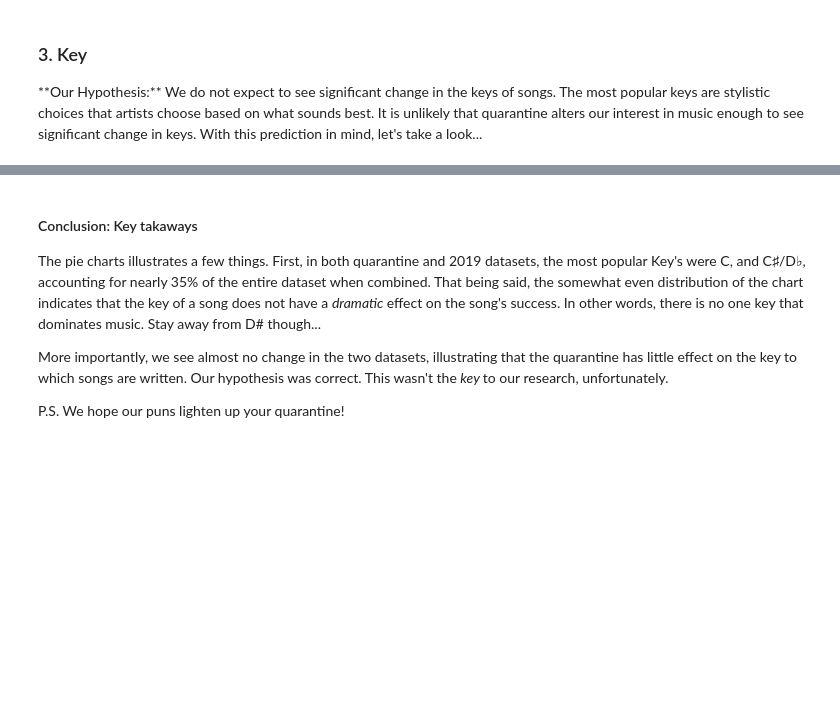
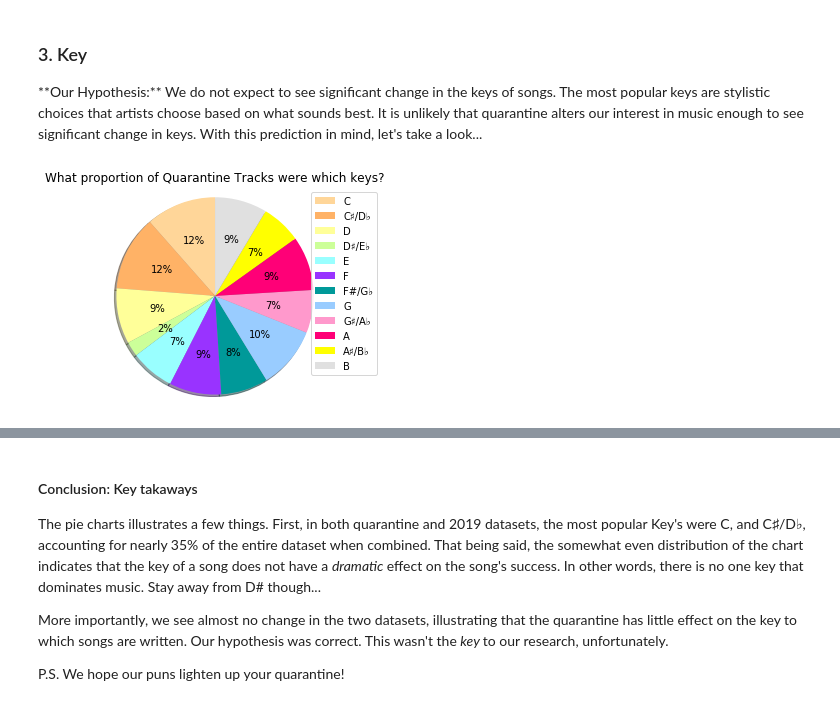
Before and after one commit to kzo2/Info-2950-Final-Project, a Jupyter notebook: data_analysis_v3.ipynb, the cells around one changed output, grey strips where cells are left out. Saved outputs shown, nothing was run; the diff lists cells and outputs as text; code cells hidden in the pictures; blank space fills up the shorter version.

```diff
--- a/data_analysis_v3.ipynb
+++ b/data_analysis_v3.ipynb
@@ -656,7 +669,9 @@ Jokes aside, this is an interesting conclusion to start with, but we will need m
 # %%
 #Quarantine Tracks
 tracks_quar_keys_perc = key_counter(tracks_quar)
-key_pie(tracks_keys_perc, "Quarantine Tracks")
+key_pie(tracks_quar_keys_perc, "Quarantine Tracks")
+# %% [output]
+[figure, added]
 # %%
 #2019 Tracks
 tracks_2019_keys_perc = key_counter(tracks_2019)
```
Also changed, not shown: parts of 10 cells of this notebook.
